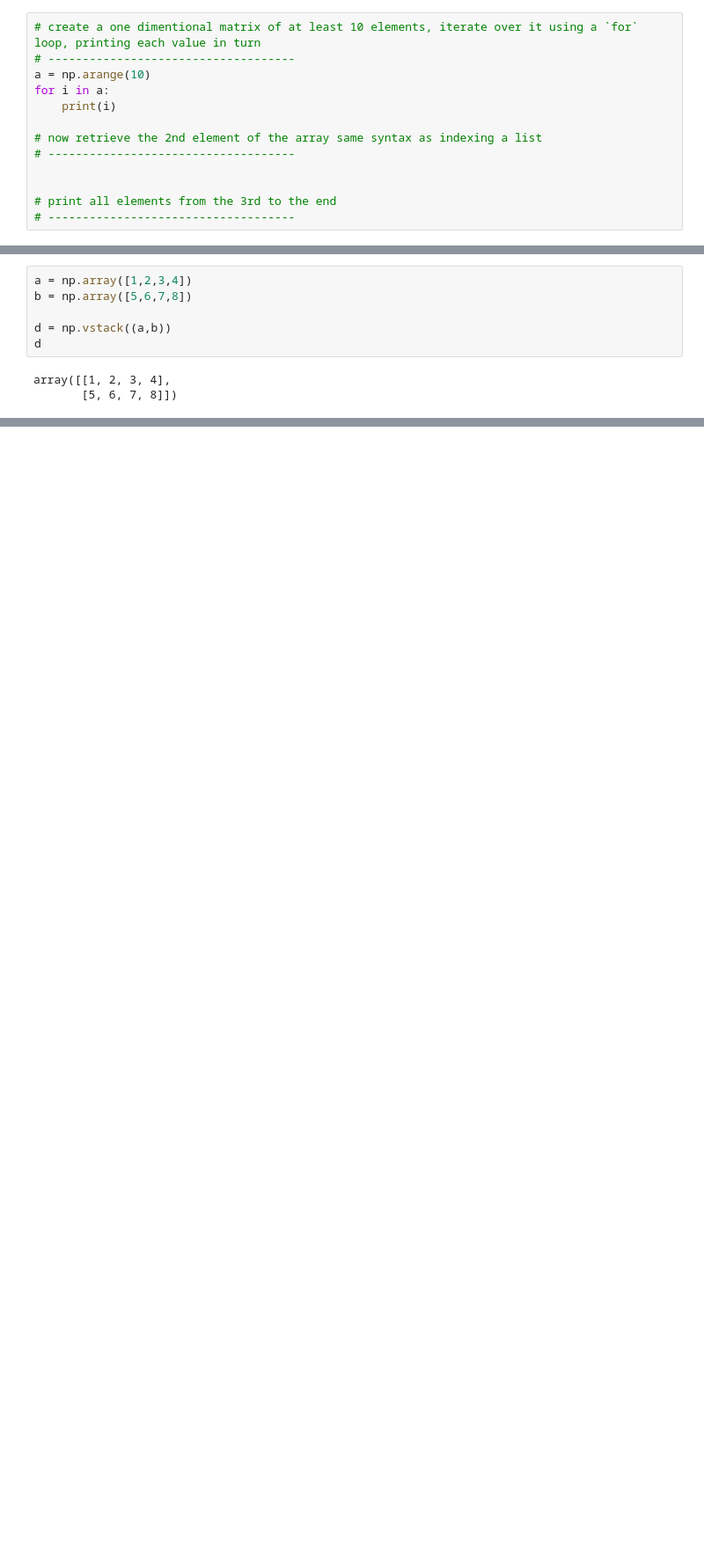
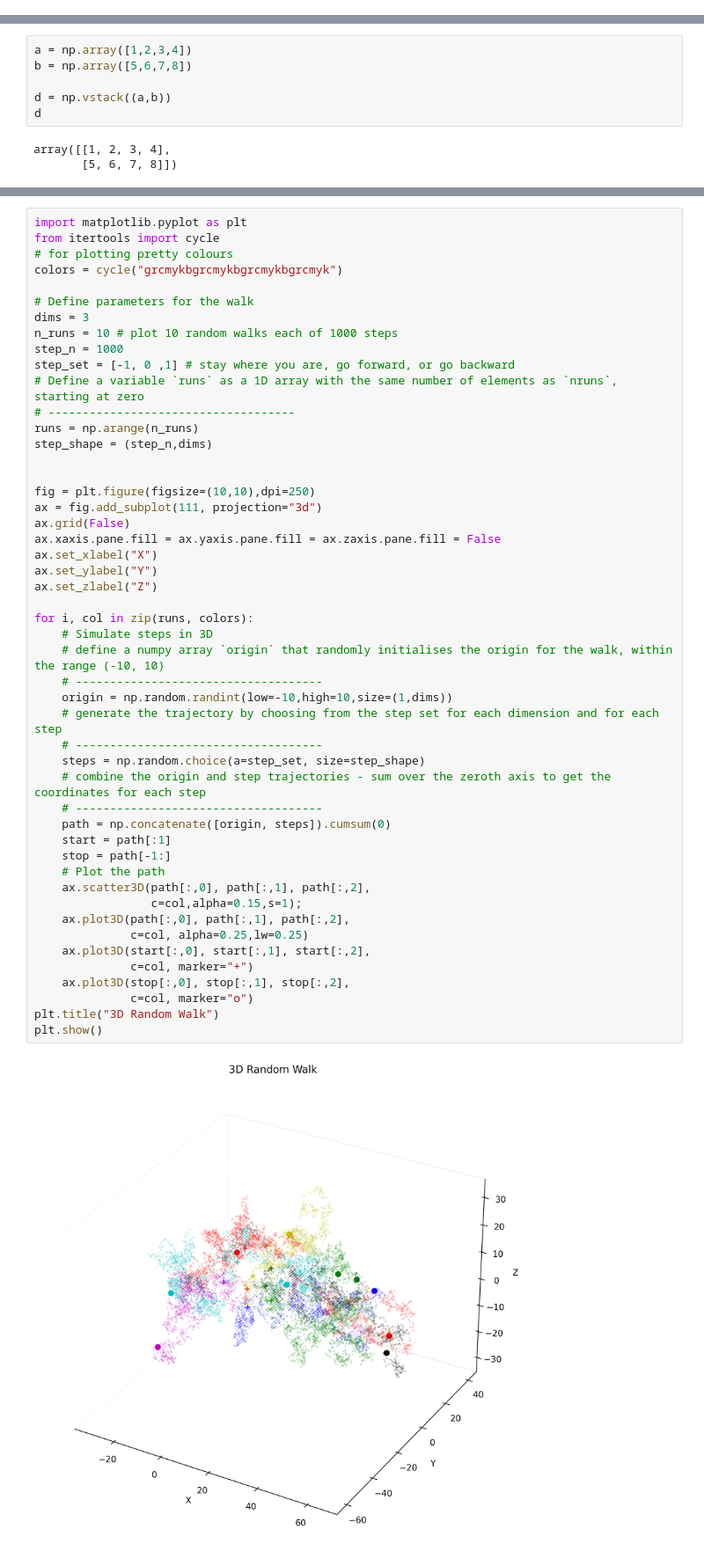
Before and after one commit to jharrymoore/intermediate_python, a Jupyter notebook: week1.ipynb, the cells around one changed output, grey strips where cells are left out. Shown at 88% size. Saved outputs shown, nothing was run; the diff lists cells and outputs as text; blank space fills up the shorter version.

```diff
--- a/week1.ipynb
+++ b/week1.ipynb
@@ -143,15 +172,2 @@ det
 * A one dimensional array can be iterated over in the same way as you could for a regular list object.
 * Indexing and slicing follows a familiar syntax as lists too
-# %%
-# create a one dimentional matrix of at least 10 elements, iterate over it using a `for` loop, printing each value in turn
-# ------------------------------------
-a = np.arange(10)
-for i in a:
-    print(i)
-
-# now retrieve the 2nd element of the array same syntax as indexing a list
-# ------------------------------------
-
-
-# print all elements from the 3rd to the end
-# ------------------------------------
@@ -218,0 +276,51 @@ array([[1, 2, 3, 4],
+# %%
+import matplotlib.pyplot as plt
+from itertools import cycle
+# for plotting pretty colours
+colors = cycle("grcmykbgrcmykbgrcmykbgrcmyk")
+
+# Define parameters for the walk
+dims = 3
+n_runs = 10 # plot 10 random walks each of 1000 steps
+step_n = 1000
+step_set = [-1, 0 ,1] # stay where you are, go forward, or go backward
+# Define a variable `runs` as a 1D array with the same number of elements as `nruns`, starting at zero
+# ------------------------------------
+runs = np.arange(n_runs)
+step_shape = (step_n,dims)
+
+
+fig = plt.figure(figsize=(10,10),dpi=250)
+ax = fig.add_subplot(111, projection="3d")
+ax.grid(False)
+ax.xaxis.pane.fill = ax.yaxis.pane.fill = ax.zaxis.pane.fill = False
+ax.set_xlabel("X")
+ax.set_ylabel("Y")
+ax.set_zlabel("Z")
+
+for i, col in zip(runs, colors):
+    # Simulate steps in 3D
+    # define a numpy array `origin` that randomly initialises the origin for the walk, within the range (-10, 10)
+    # ------------------------------------
+    origin = np.random.randint(low=-10,high=10,size=(1,dims))
+    # generate the trajectory by choosing from the step set for each dimension and for each step
+    # ------------------------------------
+    steps = np.random.choice(a=step_set, size=step_shape)
+    # combine the origin and step trajectories - sum over the zeroth axis to get the coordinates for each step
+    # ------------------------------------
+    path = np.concatenate([origin, steps]).cumsum(0)
+    start = path[:1]
+    stop = path[-1:]
+    # Plot the path
+    ax.scatter3D(path[:,0], path[:,1], path[:,2],
+                 c=col,alpha=0.15,s=1);
+    ax.plot3D(path[:,0], path[:,1], path[:,2],
+              c=col, alpha=0.25,lw=0.25)
+    ax.plot3D(start[:,0], start[:,1], start[:,2],
+              c=col, marker="+")
+    ax.plot3D(stop[:,0], stop[:,1], stop[:,2],
+              c=col, marker="o")
+plt.title("3D Random Walk")
+plt.show()
+# %% [output]
+[figure, added]
```
Also changed, not shown: parts of 20 cells of this notebook.
